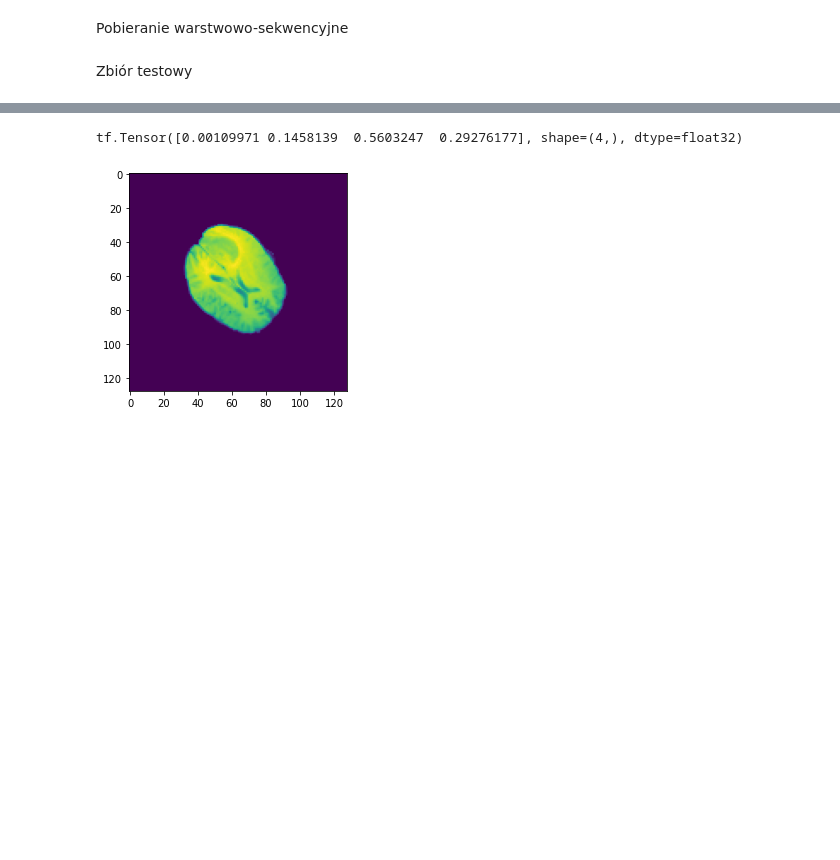
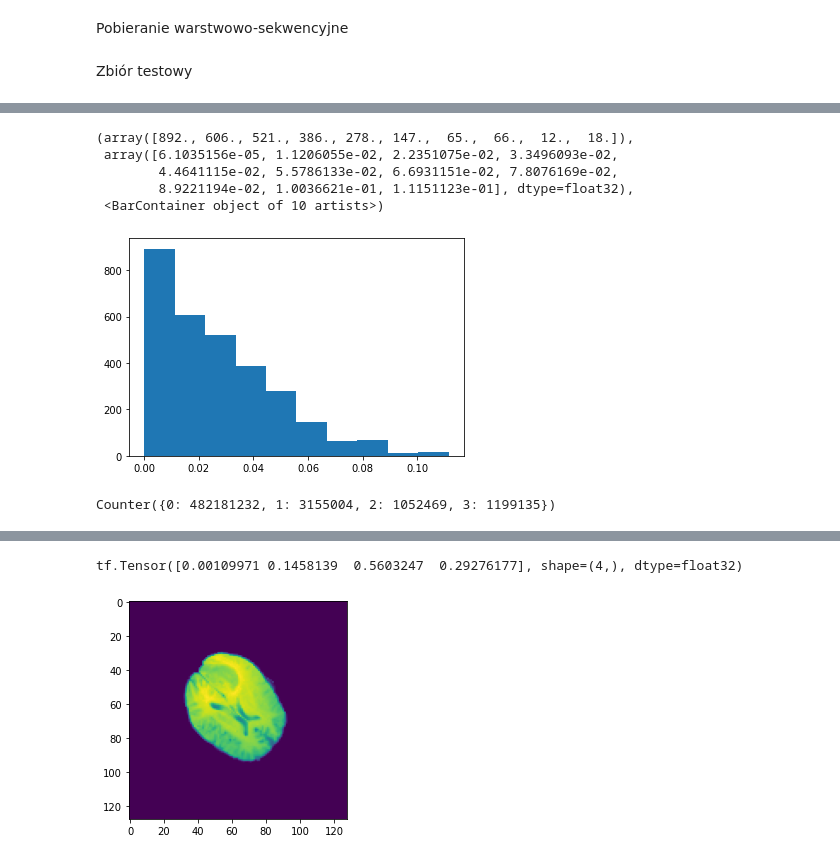
Before and after one commit to JakubSzczepanowski/BrainTumorSegmentation, a Jupyter notebook: main.ipynb, the cells around one changed output, grey strips where cells are left out. Drawn from its saved outputs; the diff is of its cells as text; code cells hidden in the pictures; blank space fills up the shorter version.

```diff
--- a/main.ipynb
+++ b/main.ipynb
@@ -133,3 +238,12 @@ for path in test_brains:
+# %%
+plt.hist(iou_zero)
+# %% [output]
+(array([892., 606., 521., 386., 278., 147.,  65.,  66.,  12.,  18.]),
+ array([6.1035156e-05, 1.1206055e-02, 2.2351075e-02, 3.3496093e-02,
+        4.4641115e-02, 5.5786133e-02, 6.6931151e-02, 7.8076169e-02,
+        8.9221194e-02, 1.0036621e-01, 1.1151123e-01], dtype=float32),
+ <BarContainer object of 10 artists>)
+[figure, added]
 # %%
 train_dataset = train_dataset.repeat().prefetch(tf.data.AUTOTUNE)
 # %%
@@ -138,0 +272,4 @@ from keras import backend as K
+# %%
+c
+# %% [output]
+Counter({0: 482181232, 1: 3155004, 2: 1052469, 3: 1199135})
```
Also changed, not shown: parts of 12 cells of this notebook, 2 other files.
